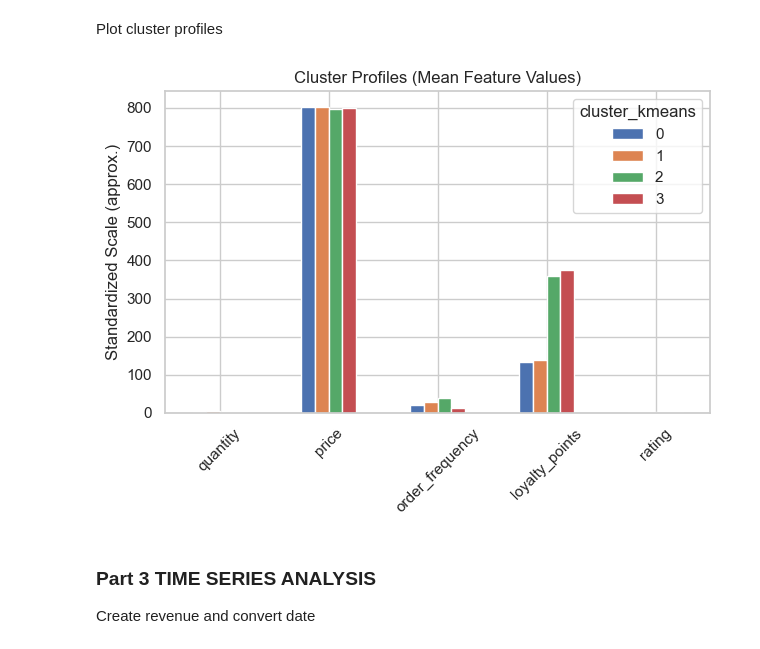
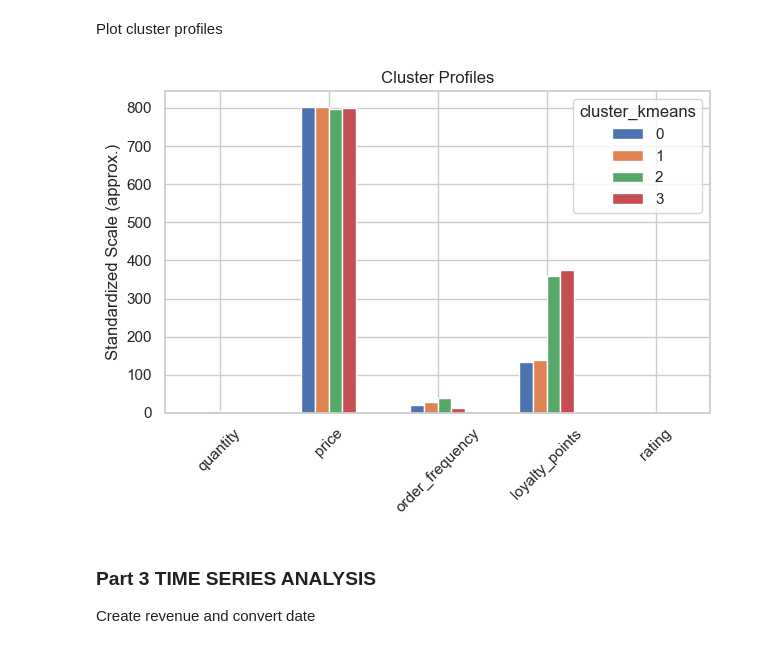
Before and after one commit to Alexandru200199/https-classroom.github.com-a-inqp9Jex, a Jupyter notebook: Alexandru Tarmure.HDipData.CA1 ML for Business .ipynb, the cells around one changed output. Drawn from its saved outputs; the diff is of its cells as text; code cells hidden in the pictures.

```diff
--- a/Alexandru Tarmure.HDipData.CA1 ML for Business .ipynb
+++ b/Alexandru Tarmure.HDipData.CA1 ML for Business .ipynb
@@ -245,13 +253,15 @@ cluster_kmeans
 Plot cluster profiles
 # %%
 cluster_profile.T.plot(kind="bar")
-plt.title("Cluster Profiles (Mean Feature Values)")
+plt.title("Cluster Profiles")
 plt.ylabel("Standardized Scale (approx.)")
 plt.xticks(rotation=45)
 plt.tight_layout()
 plt.show()
+
+# (Rink, 2022)
 # %% [output]
-[figure, old version]
+[figure, new version]
 # %% [markdown]
  ### Part 3 TIME SERIES ANALYSIS
 
```
Also changed, not shown: parts of 13 cells of this notebook, 2 other files.
